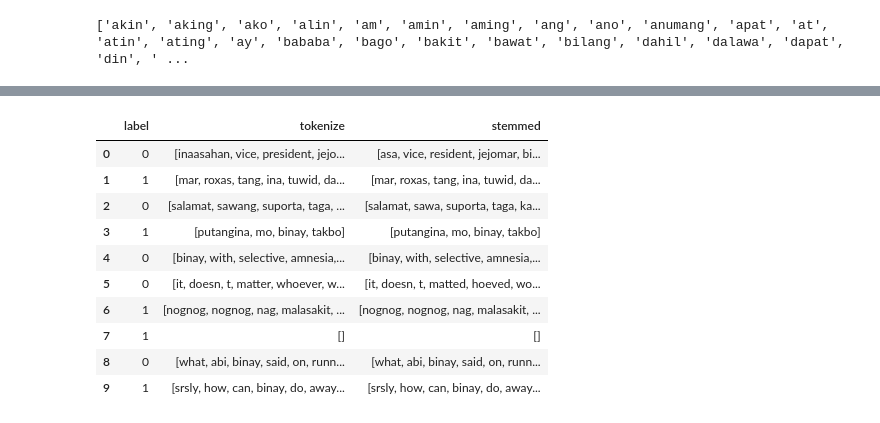
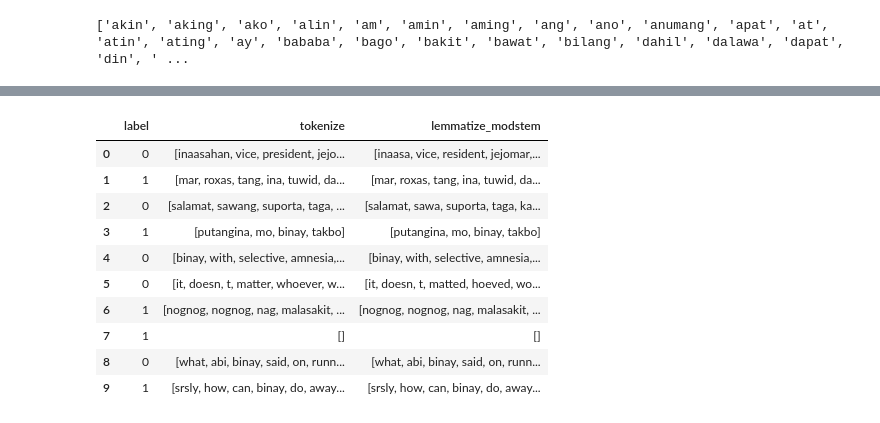
Before and after one commit to Tolskiee/ThesisFiles, a Jupyter notebook: legmma.ipynb, the cells around one changed output, grey strips where cells are left out. Drawn from its saved outputs; the diff is of its cells as text; code cells hidden in the pictures.

```diff
--- a/legmma.ipynb
+++ b/legmma.ipynb
@@ -23,7 +23,7 @@ def clean_tweets(df):
 REPLACE_NO_SPACE = re.compile("(\d)|(\.)|(\;)|(\:)|(\!)|(\')|(\?)|(\,)|(\")|(\|)|(\()|(\))|(\[)|(\])|(\%)|(\$)|(\>)|(\<)|(\{)|(\})")
 REPLACE_WITH_SPACE = re.compile("(<br\s/><br\s/?)|(-)|(/)|(:).")
 
-train = pd.read_csv(r"C:\Users\Admin\OneDrive\Documents\Webdev\hatespeech\train.csv", nrows=10)
+train = pd.read_csv(r"C:\Users\Admin\OneDrive\Documents\Webdev\hatespeech\train.csv", nrows=100)
 
 #train = pd.read_csv(r"C:\Users\jmest\Documents\Files\C4S2\Thesis\ThesisFiles-main\ThesisFiles-main\hatespeech\train.csv", nrows=10)
 
@@ -561,5 +567,5 @@ train['lemmatize_modstem']
 Name: lemmatize_modstem, dtype: object
 # %%
 # Perform stemming
-train['stemmed'] = train['tokenize'].apply(stemmer)
+#train['stemmed'] = train['tokenize'].apply(stemmer)
 #train['stemmed'] = train['stemmed'].apply(nltk.tokenize.WhitespaceTokenizer().tokenize)
@@ -580,8 +574,8 @@ train[['stemmed']]
 # %%
-train[['label','tokenize','stemmed']].head(10)
+train[['label','tokenize','lemmatize_modstem']].head(10)
 # %% [output]
-|  | label | tokenize | stemmed |
-| 0 | 0 | [inaasahan, vice, president, jejo... | [asa, vice, resident, jejomar, bi... |
+|  | label | tokenize | lemmatize_modstem |
+| 0 | 0 | [inaasahan, vice, president, jejo... | [inaasa, vice, resident, jejomar,... |
 | 1 | 1 | [mar, roxas, tang, ina, tuwid, da... | [mar, roxas, tang, ina, tuwid, da... |
 | 2 | 0 | [salamat, sawang, suporta, taga, ... | [salamat, sawa, suporta, taga, ka... |
 | 3 | 1 | [putangina, mo, binay, takbo] | [putangina, mo, binay, takbo] |
```
Also changed, not shown: parts of 5 cells of this notebook, 3 other files.
